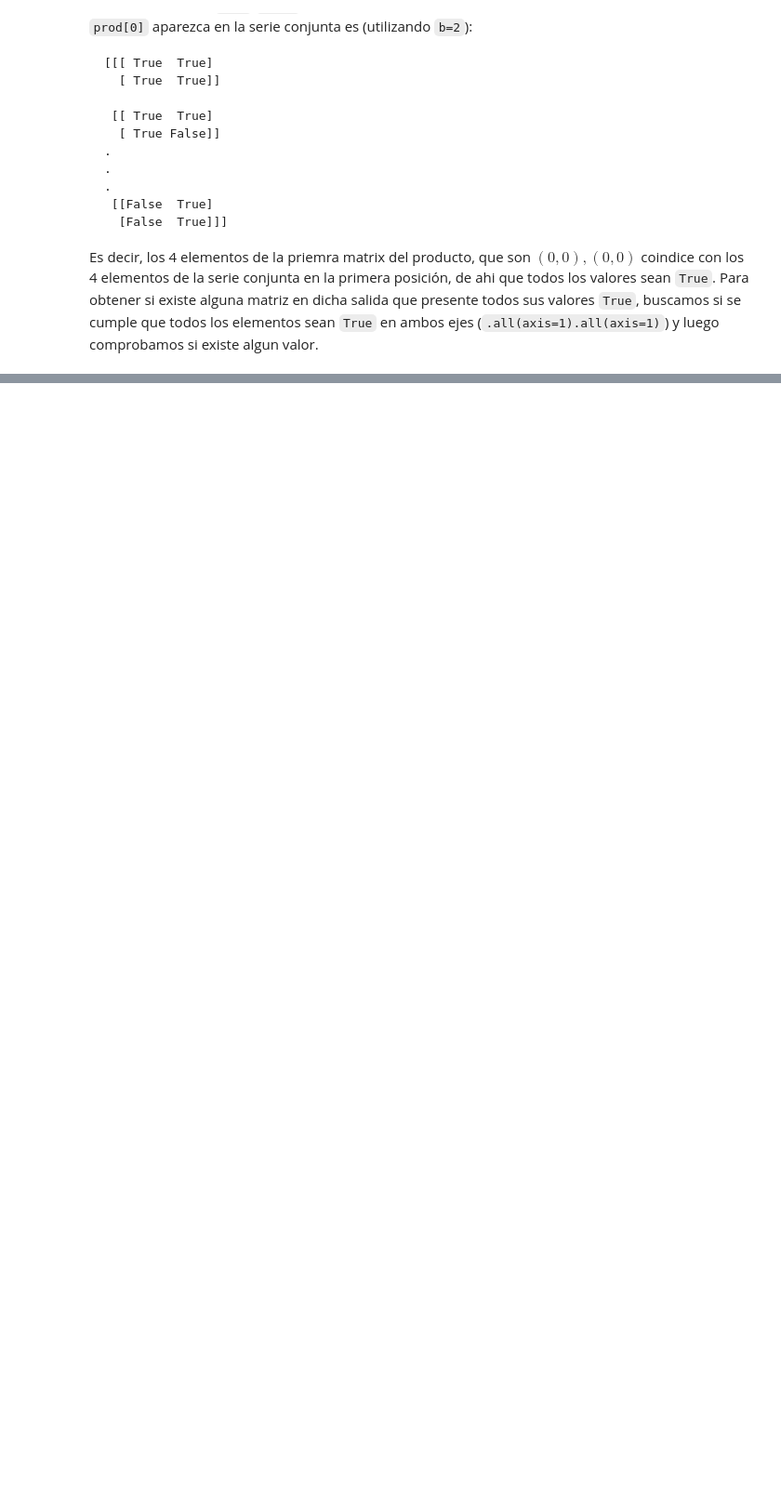
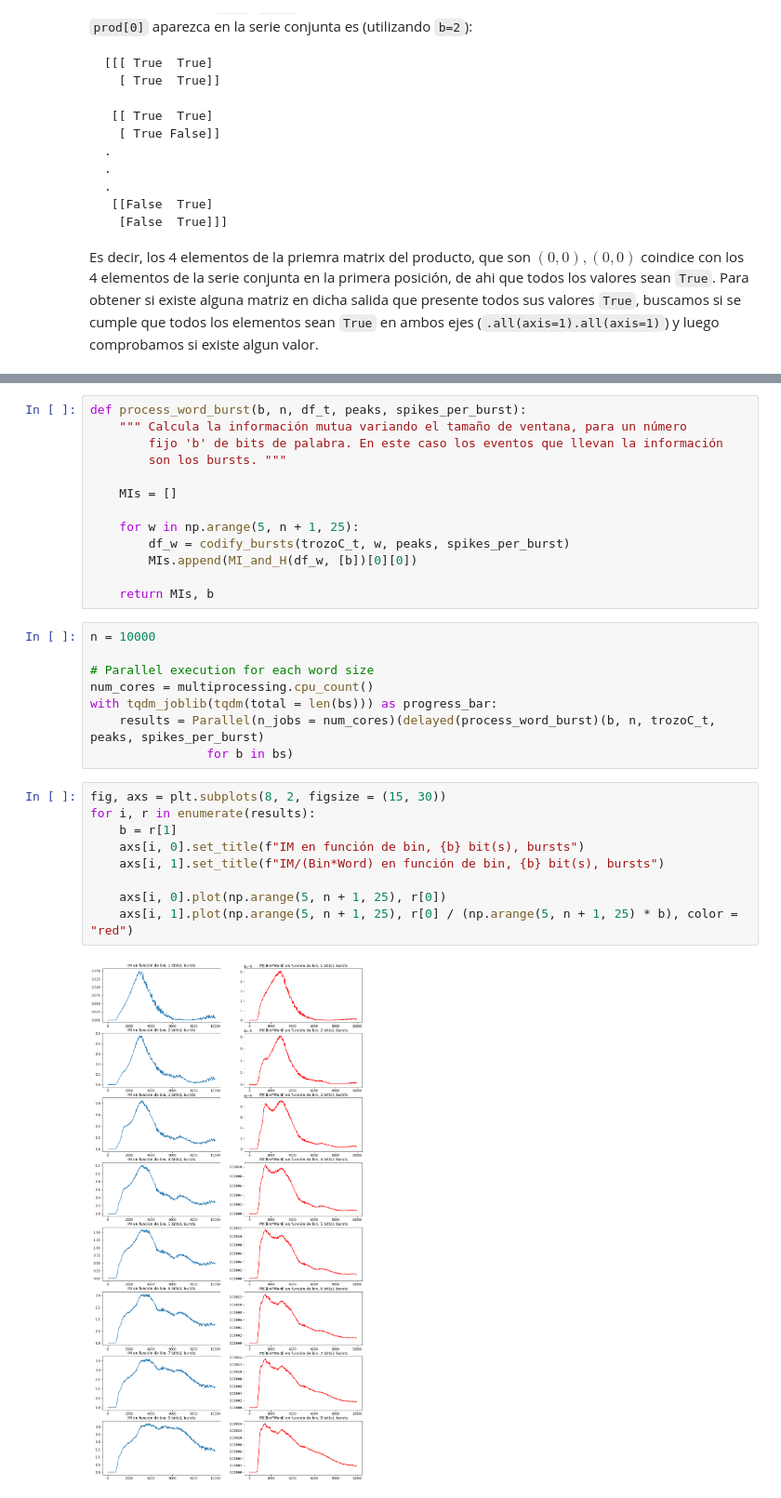
Before and after one commit to Ludvins/MCD_Practicas_TI, a Jupyter notebook: Practica.ipynb, the cells around one changed output, grey strips where cells are left out. Shown at 93% size. Cells and saved outputs as stored; diff of their text form; blank space fills up the shorter version.

```diff
--- a/Practica.ipynb
+++ b/Practica.ipynb
@@ -654 +813,33 @@ plot_info("trozoC", bs, Ms_entropy, TXYs, TYXs)
+# %%
+def process_word_burst(b, n, df_t, peaks, spikes_per_burst):
+    """ Calcula la información mutua variando el tamaño de ventana, para un número
+        fijo 'b' de bits de palabra. En este caso los eventos que llevan la información
+        son los bursts. """
+
+    MIs = []
+
+    for w in np.arange(5, n + 1, 25):
+        df_w = codify_bursts(trozoC_t, w, peaks, spikes_per_burst)
+        MIs.append(MI_and_H(df_w, [b])[0][0])
+
+    return MIs, b
+# %%
+n = 10000
+
+# Parallel execution for each word size
+num_cores = multiprocessing.cpu_count()
+with tqdm_joblib(tqdm(total = len(bs))) as progress_bar:
+    results = Parallel(n_jobs = num_cores)(delayed(process_word_burst)(b, n, trozoC_t, peaks, spikes_per_burst)
+                for b in bs)
+# %%
+fig, axs = plt.subplots(8, 2, figsize = (15, 30))
+for i, r in enumerate(results):
+    b = r[1]
+    axs[i, 0].set_title(f"IM en función de bin, {b} bit(s), bursts")
+    axs[i, 1].set_title(f"IM/(Bin*Word) en función de bin, {b} bit(s), bursts")
+
+    axs[i, 0].plot(np.arange(5, n + 1, 25), r[0])
+    axs[i, 1].plot(np.arange(5, n + 1, 25), r[0] / (np.arange(5, n + 1, 25) * b), color = "red")
+# %% [output]
+[figure, added]
 # %% [markdown]
```
Also changed, not shown: parts of 48 cells of this notebook.
